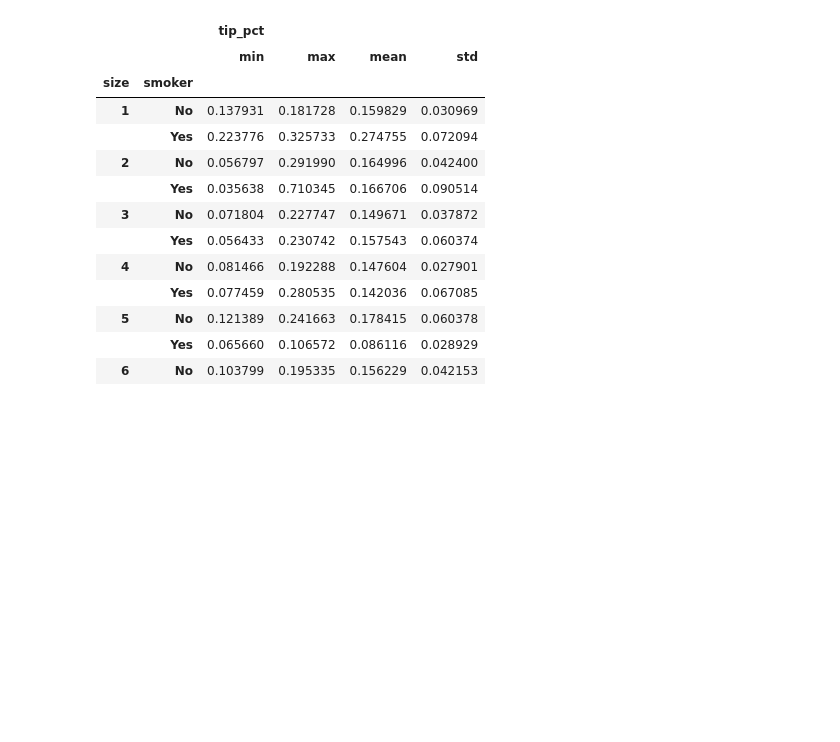
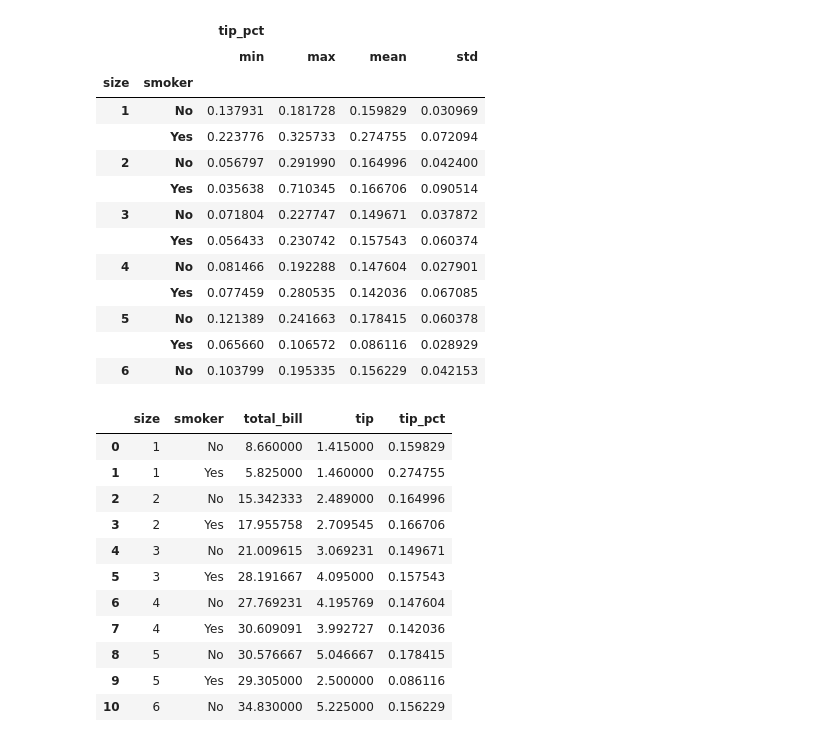
Before and after one commit to mengqi0315/python_for_data_analyst, a Jupyter notebook: My_python_for_data_analyst/char_10_2数据聚合和分组运算.ipynb, the cells around one changed output. Saved outputs shown, nothing was run; the diff lists cells and outputs as text; code cells hidden in the pictures; blank space fills up the shorter version.

```diff
--- a/My_python_for_data_analyst/char_10_2数据聚合和分组运算.ipynb
+++ b/My_python_for_data_analyst/char_10_2数据聚合和分组运算.ipynb
@@ -193,3 +194,21 @@ size smoker
 | 5 | No | 0.121389 | 0.241663 | 0.178415 | 0.060378 |
 |  | Yes | 0.065660 | 0.106572 | 0.086116 | 0.028929 |
 | 6 | No | 0.103799 | 0.195335 | 0.156229 | 0.042153 |
+# %%
+# 以无索引的形式返回聚合数据
+# 可以向groupby传入as_index=False以禁用该功能
+grouped_new = tips.groupby(['size','smoker'],as_index=False).mean()
+grouped_new
+# %% [output]
+|  | size | smoker | total_bill | tip | tip_pct |
+| 0 | 1 | No | 8.660000 | 1.415000 | 0.159829 |
+| 1 | 1 | Yes | 5.825000 | 1.460000 | 0.274755 |
+| 2 | 2 | No | 15.342333 | 2.489000 | 0.164996 |
+| 3 | 2 | Yes | 17.955758 | 2.709545 | 0.166706 |
+| 4 | 3 | No | 21.009615 | 3.069231 | 0.149671 |
+| 5 | 3 | Yes | 28.191667 | 4.095000 | 0.157543 |
+| 6 | 4 | No | 27.769231 | 4.195769 | 0.147604 |
+| 7 | 4 | Yes | 30.609091 | 3.992727 | 0.142036 |
+| 8 | 5 | No | 30.576667 | 5.046667 | 0.178415 |
+| 9 | 5 | Yes | 29.305000 | 2.500000 | 0.086116 |
+| 10 | 6 | No | 34.830000 | 5.225000 | 0.156229 |
```
Also changed, not shown: parts of 6 cells of this notebook, 2 other files.
